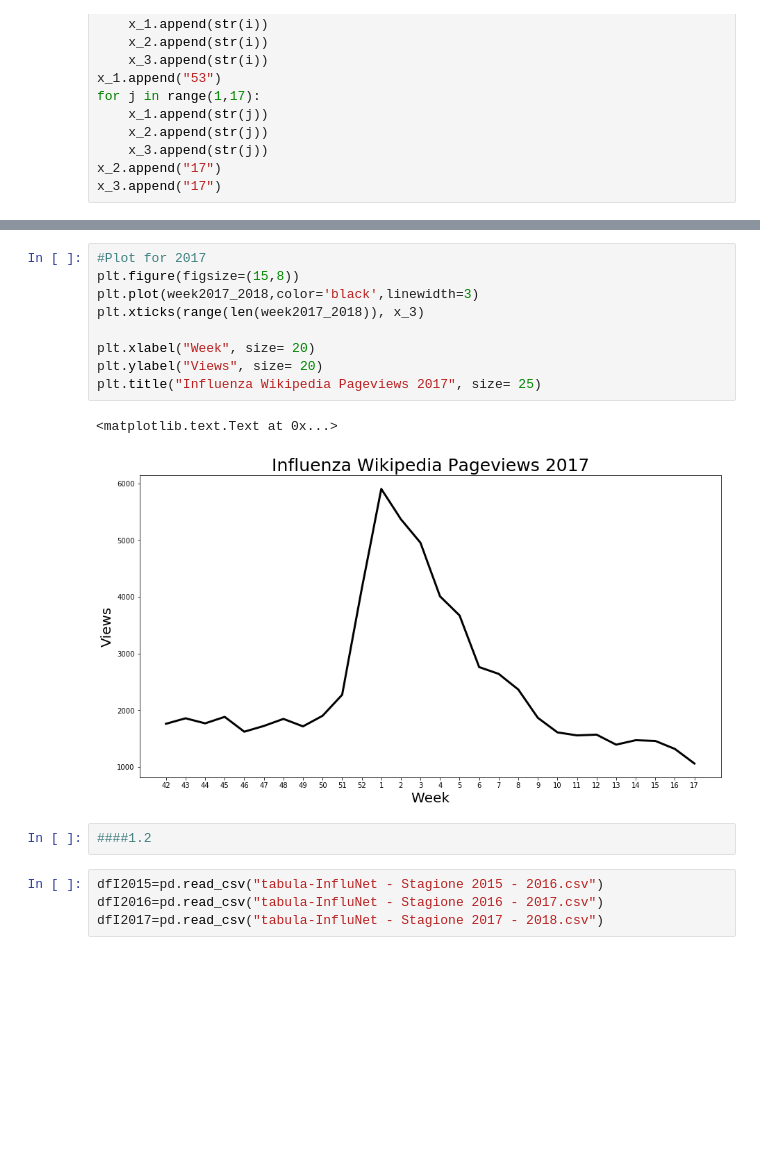
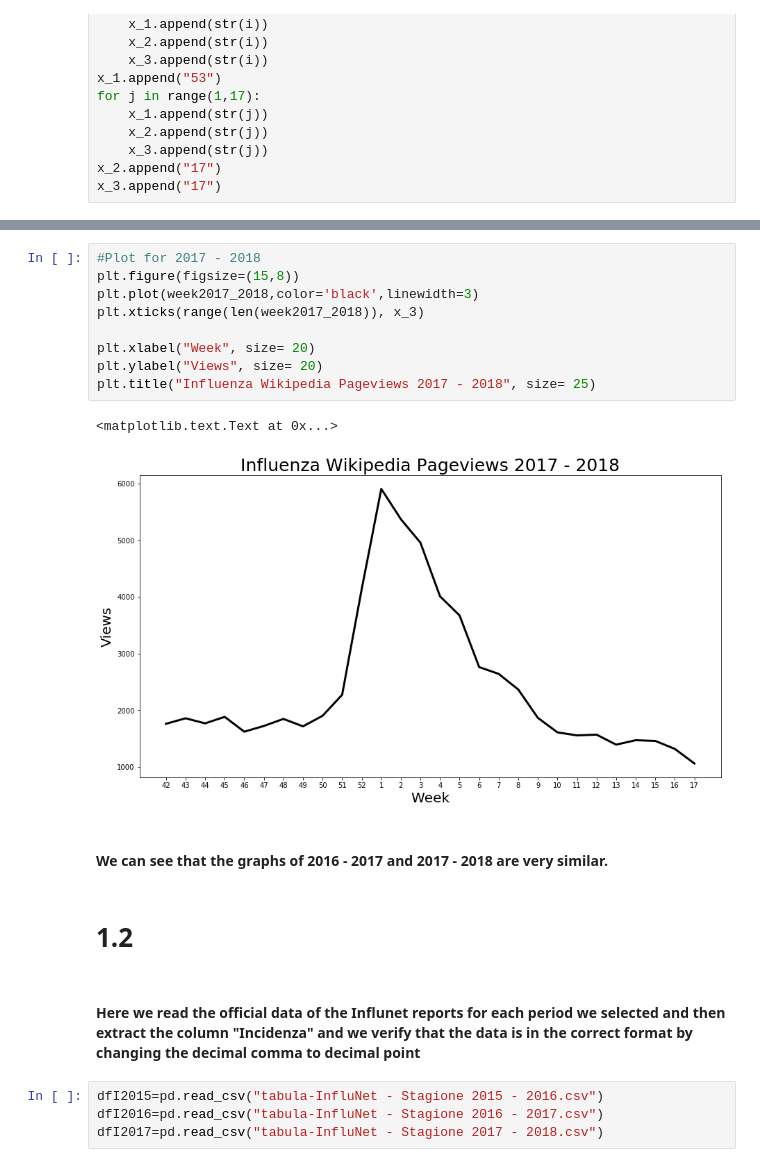
Before and after one commit to eltajbabanli/Digital-Epidemiology-HW1, a Jupyter notebook: HW01.ipynb, the cells around one changed output, grey strips where cells are left out. Cells and saved outputs as stored; diff of their text form; blank space fills up the shorter version.

```diff
--- a/HW01.ipynb
+++ b/HW01.ipynb
@@ -82,17 +108,21 @@ plt.title("Influenza Wikipedia Pageviews 2016")
 # %%
-#Plot for 2017
+#Plot for 2017 - 2018
 plt.figure(figsize=(15,8))
 plt.plot(week2017_2018,color='black',linewidth=3)
 plt.xticks(range(len(week2017_2018)), x_3)
 
 plt.xlabel("Week", size= 20)
 plt.ylabel("Views", size= 20)
-plt.title("Influenza Wikipedia Pageviews 2017", size= 25)
+plt.title("Influenza Wikipedia Pageviews 2017 - 2018", size= 25)
 # %% [output]
 <matplotlib.text.Text at 0x...>
-[figure, old version]
+[figure, new version]
-# %%
-####1.2
+# %% [markdown]
+#### We can see that the graphs of 2016 - 2017 and 2017 - 2018 are very similar.
+# %% [markdown]
+# 1.2
+# %% [markdown]
+#### Here we read the official data of the Influnet reports for each period we selected and then extract the column "Incidenza" and we verify that the data is in the correct format by changing the decimal comma to decimal point
 # %%
 dfI2015=pd.read_csv("tabula-InfluNet - Stagione 2015 - 2016.csv")
 dfI2016=pd.read_csv("tabula-InfluNet - Stagione 2016 - 2017.csv")
```
Also changed, not shown: parts of 101 cells of this notebook.
